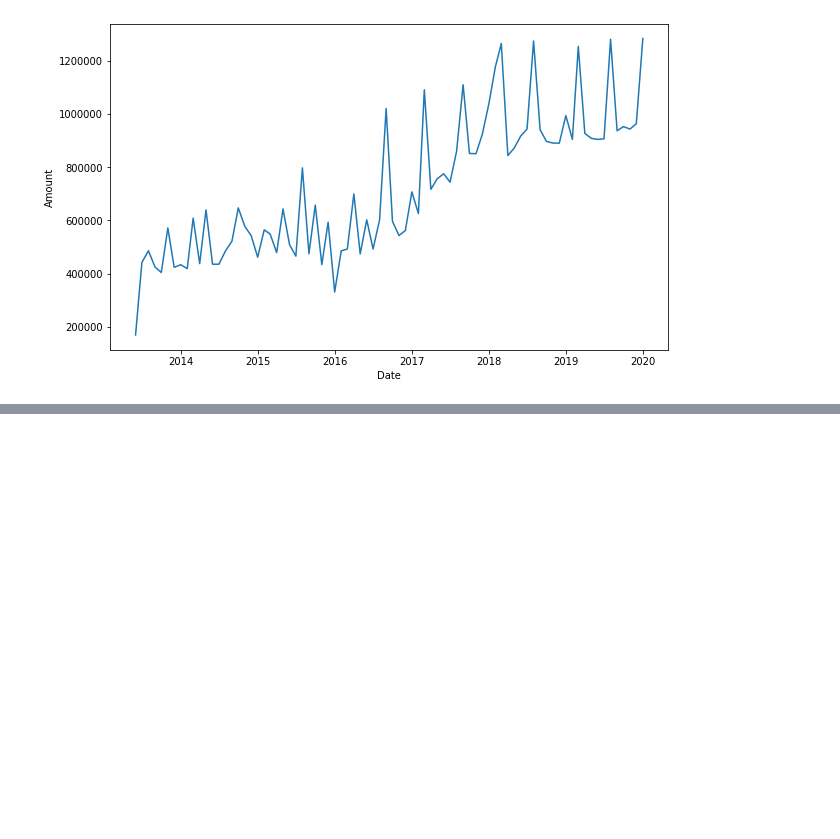
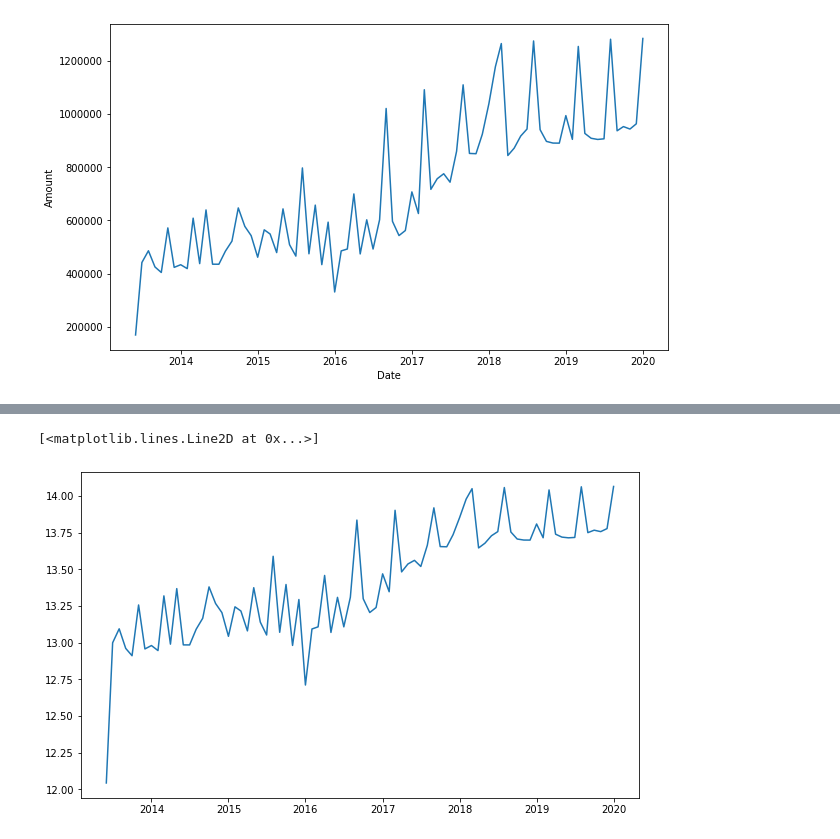
Before and after one commit to lesliehealray/forecasting_expenses, a Jupyter notebook: forecast_ARIMA_model.ipynb, the cells around one changed output, grey strips where cells are left out. Drawn from its saved outputs; the diff is of its cells as text; code cells hidden in the pictures; blank space fills up the shorter version.

```diff
--- a/forecast_ARIMA_model.ipynb
+++ b/forecast_ARIMA_model.ipynb
@@ -57,0 +92,7 @@ Month\t
+# %%
+#Estimating the trend
+indexedDataset_logScale = np.log(indexedDataset)
+plt.plot(indexedDataset_logScale)
+# %% [output]
+[<matplotlib.lines.Line2D at 0x...>]
+[figure, added]
```
Also changed, not shown: parts of 14 cells of this notebook, 1 other file.
